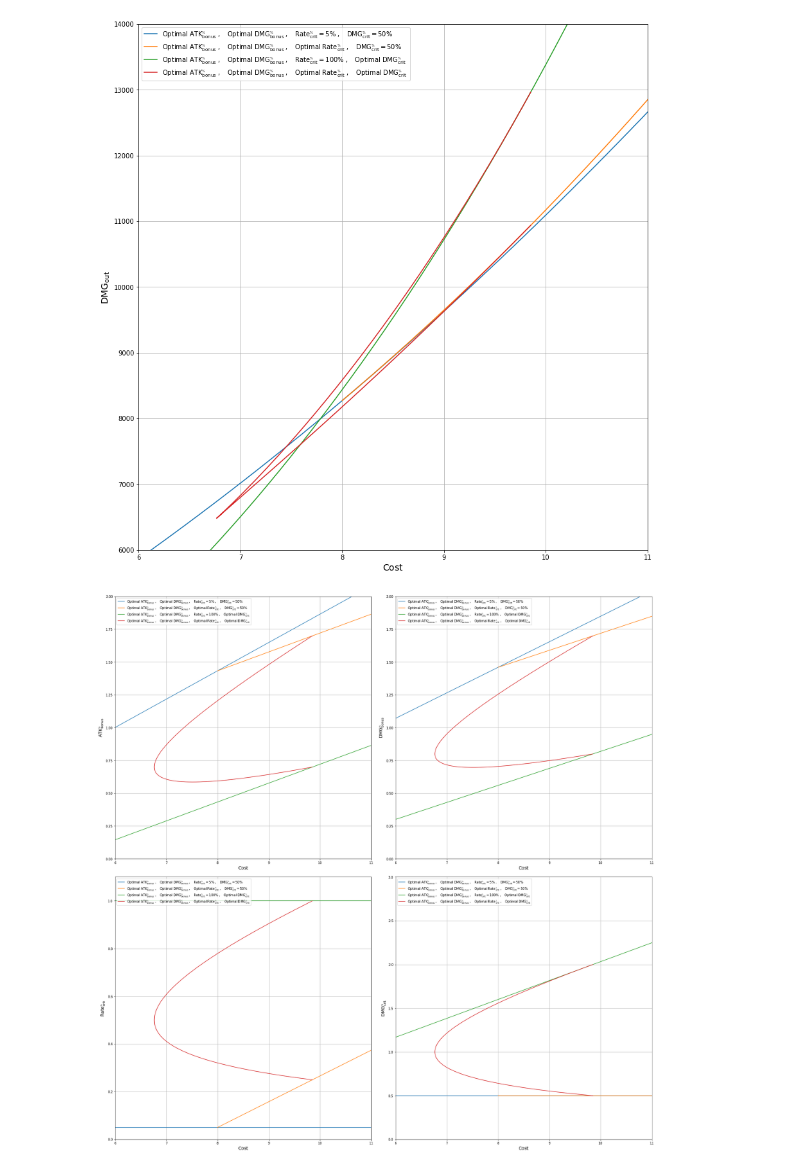
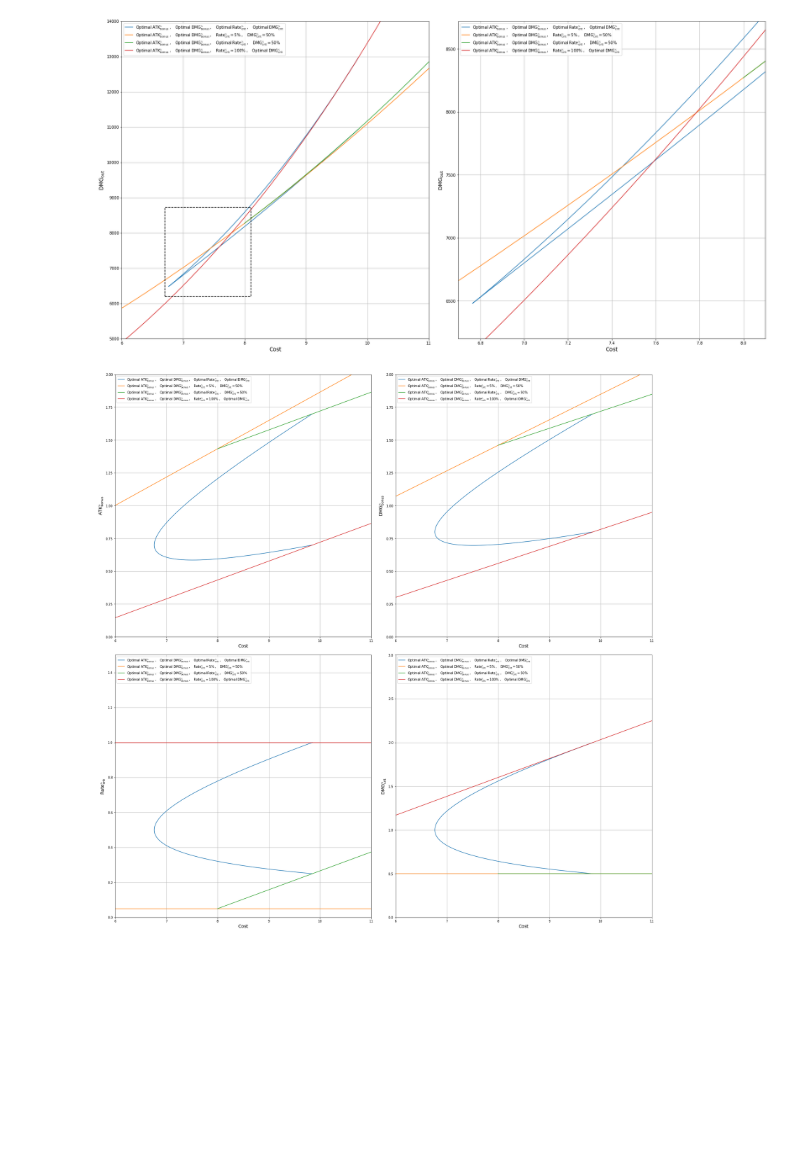
Before and after one commit to raolirom/genshin-notebooks, a Jupyter notebook: ATK_DMG_CRIT.ipynb, the cells around one changed output. Cells and saved outputs as stored; diff of their text form; code cells hidden in the pictures; blank space fills up the shorter version.

Commit message:
figure insert

```diff
--- a/ATK_DMG_CRIT.ipynb
+++ b/ATK_DMG_CRIT.ipynb
@@ -116,6 +116,12 @@ base_ATK = 1200
 flat_ATK = 360
 
 curves = []
+
+curve = {'label': r'$\mathrm{Optimal\; ATK_{bonus}^{_{\%}}} \;,\quad \mathrm{Optimal\; DMG_{bonus}^{_{\%}}} \;,\quad \mathrm{Optimal\; Rate_{crit}^{_{\%}}} \;,\quad \mathrm{Optimal\; DMG_{crit}^{_{\%}}}$'}
+curve['crit_Rate'] = np.linspace(0.25, 1.0, 1000)
+curve['crit_DMG'] = 2 * curve['crit_Rate']
+curve['score'] = 6 * (curve['crit_DMG'] + 1/curve['crit_Rate'])
+curves.append(curve)
 
 curve = {'label': r'$\mathrm{Optimal\; ATK_{bonus}^{_{\%}}} \;,\quad \mathrm{Optimal\; DMG_{bonus}^{_{\%}}} \;,\quad \mathrm{Rate_{crit}^{_{\%}}} = 5\% \;,\quad \mathrm{DMG_{crit}^{_{\%}}} = 50\%$'}
 curve['crit_Rate'] = np.full(1000, 0.05)
@@ -135,53 +141,47 @@ curve['crit_DMG'] = np.linspace(0.5, 3.0, 1000)
 curve['score'] = 6 * (curve['crit_DMG'] + 1/curve['crit_Rate'])
 curves.append(curve)
 
-curve = {'label': r'$\mathrm{Optimal\; ATK_{bonus}^{_{\%}}} \;,\quad \mathrm{Optimal\; DMG_{bonus}^{_{\%}}} \;,\quad \mathrm{Optimal\; Rate_{crit}^{_{\%}}} \;,\quad \mathrm{Optimal\; DMG_{crit}^{_{\%}}}$'}
-curve['crit_Rate'] = np.linspace(0.25, 1.0, 1000)
-curve['crit_DMG'] = 2 * curve['crit_Rate']
-curve['score'] = 6 * (curve['crit_DMG'] + 1/curve['crit_Rate'])
-curves.append(curve)
-
 for curve in curves:
     curve['bonus_ATK'] = curve['score']/9 - 1 - flat_ATK/base_ATK
     curve['bonus_DMG'] = curve['score']/10 - 1
     curve['out_DMG'] = (base_ATK * (1 + curve['bonus_ATK']) + flat_ATK) * (1 + curve['bonus_DMG']) * (1 + curve['crit_Rate'] * curve['crit_DMG'])
     curve['cost'] = curve['bonus_ATK']/0.4320 + curve['bonus_DMG']/0.3888 + curve['crit_Rate']/0.3240 + curve['crit_DMG']/0.6480
 
 
 
-def plot(ax, curves, x, y):
+def plot(ax, curves, x, xlim, y, ylim):
     label_LaTeX = {'out_DMG': r'$\mathrm{DMG_{out}}$', 'cost': r'$\mathrm{Cost}$',
                    'bonus_ATK': r'$\mathrm{ATK_{bonus}^{_{\%}}}$', 'bonus_DMG': r'$\mathrm{DMG_{bonus}^{_{\%}}}$',
                    'crit_Rate': r'$\mathrm{Rate_{crit}^{_{\%}}}$', 'crit_DMG': r'$\mathrm{DMG_{crit}^{_{\%}}}$'}
 
-    limits = {'out_DMG': [6000.0, 14000.0], 'cost': [6.0, 11.0], 'bonus_ATK': [0, 2.0], 'bonus_DMG': [0, 2.0], 'crit_Rate': [0, 1.1], 'crit_DMG': [0, 3.0]}
-
     ax.set_xlabel(label_LaTeX[x], fontsize=14)
     ax.set_ylabel(label_LaTeX[y], fontsize=14)
 
-    ax.set_xlim(limits[x])
-    ax.set_ylim(limits[y])
+    ax.set_xlim(xlim)
+    ax.set_ylim(ylim)
 
     for curve in curves:
         ax.plot(curve[x], curve[y], label=curve['label'])
 
     ax.grid()
     ax.legend(loc='upper left')
 
-fig, ax = pyplot.subplots(constrained_layout=True, figsize=(12, 12))
-plot(ax, curves, 'cost', 'out_DMG')
+fig, axs = pyplot.subplots(1, 2, constrained_layout=True, figsize=(24, 12))
+plot(axs[0], curves, 'cost', [6.0, 11.0], 'out_DMG', [5000.0, 14000.0])
+plot(axs[1], curves, 'cost', [6.7, 8.1], 'out_DMG', [6200.0, 8720.0])
+axs[0].plot([6.7, 6.7, 8.1, 8.1, 6.7], [6200.0, 8720.0, 8720.0, 6200.0, 6200.0], 'k--')
 
 fig, axs = pyplot.subplots(2, 2, constrained_layout=True, figsize=(24, 24))
-plot(axs[0, 0], curves, 'cost', 'bonus_ATK')
-plot(axs[0, 1], curves, 'cost', 'bonus_DMG')
-plot(axs[1, 0], curves, 'cost', 'crit_Rate')
-plot(axs[1, 1], curves, 'cost', 'crit_DMG')
+plot(axs[0, 0], curves, 'cost', [6.0, 11.0], 'bonus_ATK', [0, 2.0])
+plot(axs[0, 1], curves, 'cost', [6.0, 11.0], 'bonus_DMG', [0, 2.0])
+plot(axs[1, 0], curves, 'cost', [6.0, 11.0], 'crit_Rate', [0, 1.5])
+plot(axs[1, 1], curves, 'cost', [6.0, 11.0], 'crit_DMG', [0, 3.0])
 
 fig, axs = pyplot.subplots(2, 2, constrained_layout=True, figsize=(24, 24))
-plot(axs[0, 0], curves, 'bonus_ATK', 'out_DMG')
-plot(axs[0, 1], curves, 'bonus_DMG', 'out_DMG')
-plot(axs[1, 0], curves, 'crit_Rate', 'out_DMG')
-plot(axs[1, 1], curves, 'crit_DMG', 'out_DMG')
+plot(axs[0, 0], curves, 'bonus_ATK', [0, 2.0], 'out_DMG', [5000.0, 14000.0])
+plot(axs[0, 1], curves, 'bonus_DMG', [0, 2.0], 'out_DMG', [5000.0, 14000.0])
+plot(axs[1, 0], curves, 'crit_Rate', [0, 1.5], 'out_DMG', [5000.0, 14000.0])
+plot(axs[1, 1], curves, 'crit_DMG', [0, 3.0], 'out_DMG', [5000.0, 14000.0])
 # %% [output]
-[figure, old version]
+[figure, new version]
-[figure, old version]
+[figure, new version]
```
Also changed, not shown: parts of 2 cells of this notebook, 1 other file.
